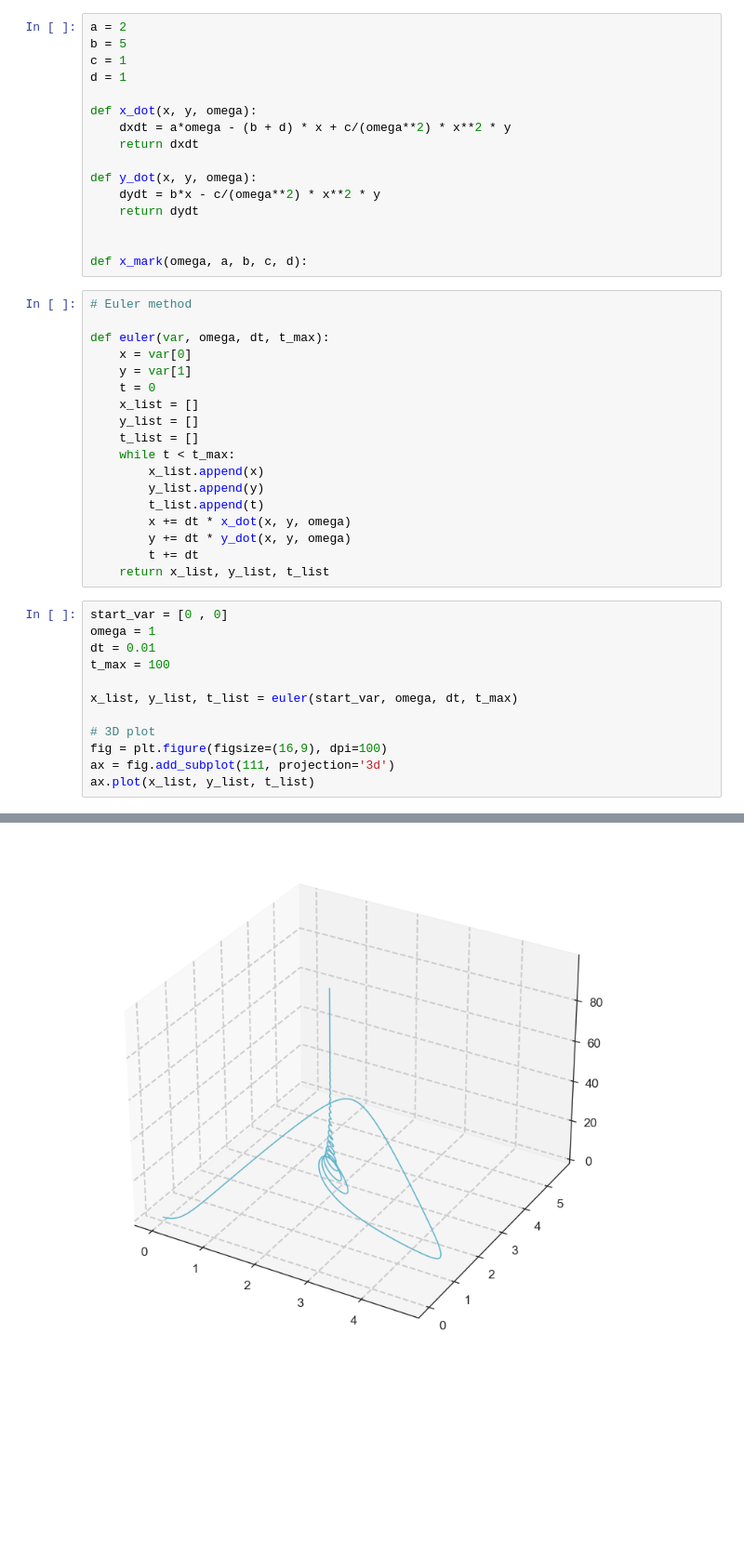
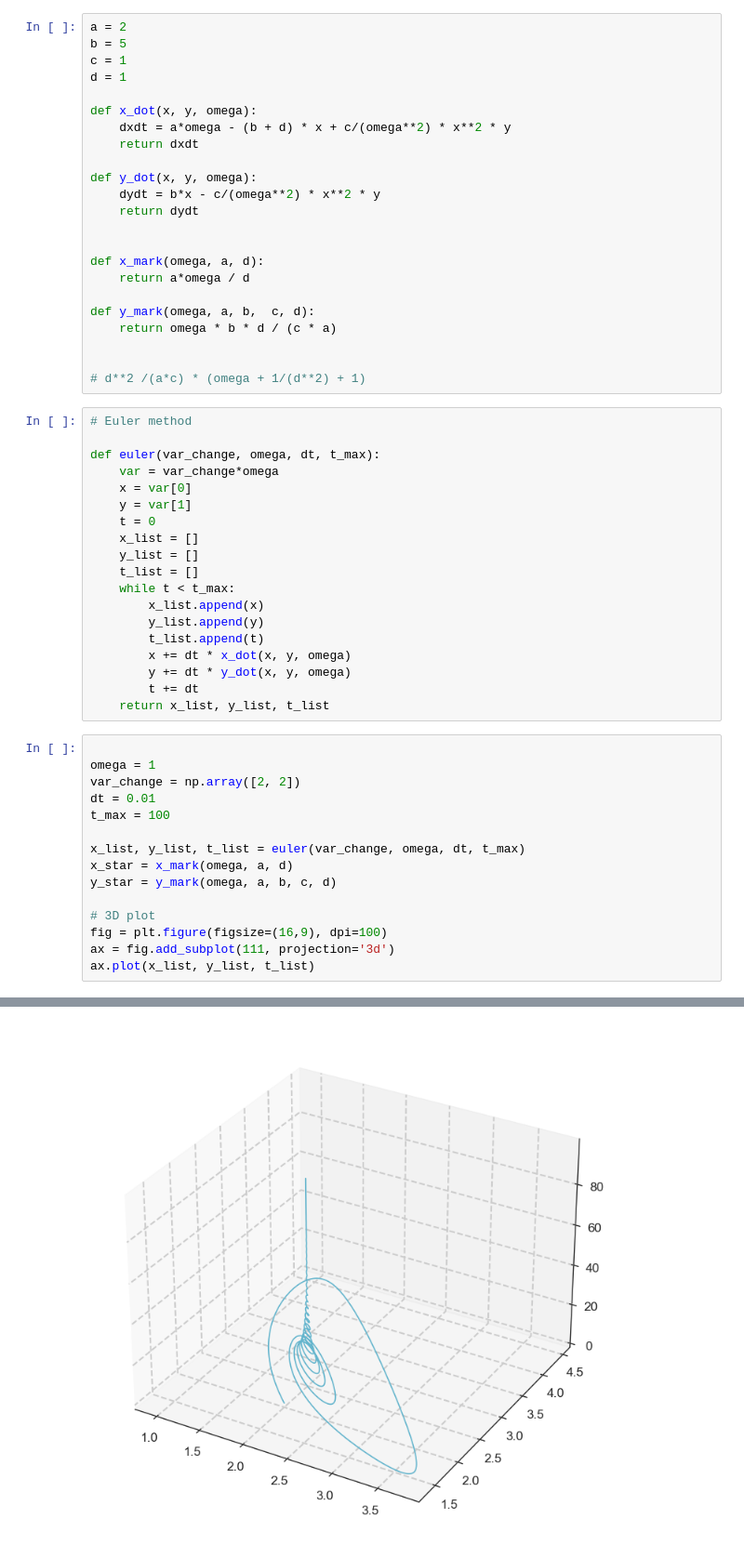
Before and after one commit to nielsdavidsen/PUK_2024, a Jupyter notebook: puk_start.ipynb, the cells around one changed output, grey strips where cells are left out. Shown: that part at 93% size. Cells and saved outputs as stored; diff of their text form; blank space fills up the shorter version.

```diff
--- a/puk_start.ipynb
+++ b/puk_start.ipynb
@@ -41,11 +41,19 @@ def y_dot(x, y, omega):
     return dydt
 
 
-def x_mark(omega, a, b, c, d):
+def x_mark(omega, a, d):
+    return a*omega / d
+
+def y_mark(omega, a, b,  c, d):
+    return omega * b * d / (c * a)
+
+
+# d**2 /(a*c) * (omega + 1/(d**2) + 1)
 # %%
 # Euler method
 
-def euler(var, omega, dt, t_max):
+def euler(var_change, omega, dt, t_max):
+    var = var_change*omega
     x = var[0]
     y = var[1]
     t = 0
@@ -61,20 +69,23 @@ def euler(var, omega, dt, t_max):
         t += dt
     return x_list, y_list, t_list
 # %%
-start_var = [0 , 0]
+
 omega = 1
+var_change = np.array([2, 2])
 dt = 0.01
 t_max = 100
 
-x_list, y_list, t_list = euler(start_var, omega, dt, t_max)
+x_list, y_list, t_list = euler(var_change, omega, dt, t_max)
+x_star = x_mark(omega, a, d)
+y_star = y_mark(omega, a, b, c, d)
 
 # 3D plot
 fig = plt.figure(figsize=(16,9), dpi=100)
 ax = fig.add_subplot(111, projection='3d')
 ax.plot(x_list, y_list, t_list)
 # %% [output]
 [<mpl_toolkits.mplot3d.art3d.Line3D at 0x...>]
-[figure, old version]
+[figure, new version]
 # %%
 # 2D plot
 fig = plt.figure(figsize=(16,9), dpi=100)
```
Also changed, not shown: parts of 3 cells of this notebook, 1 other file.
